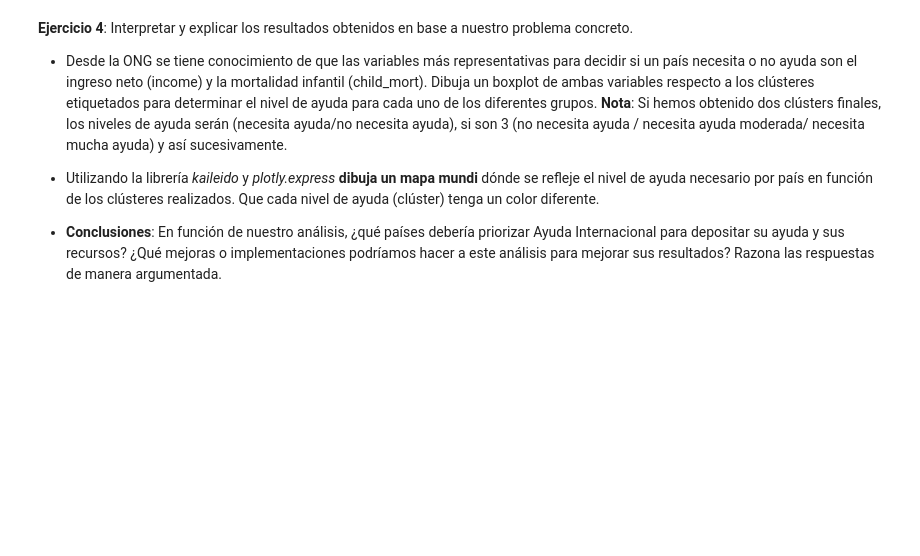
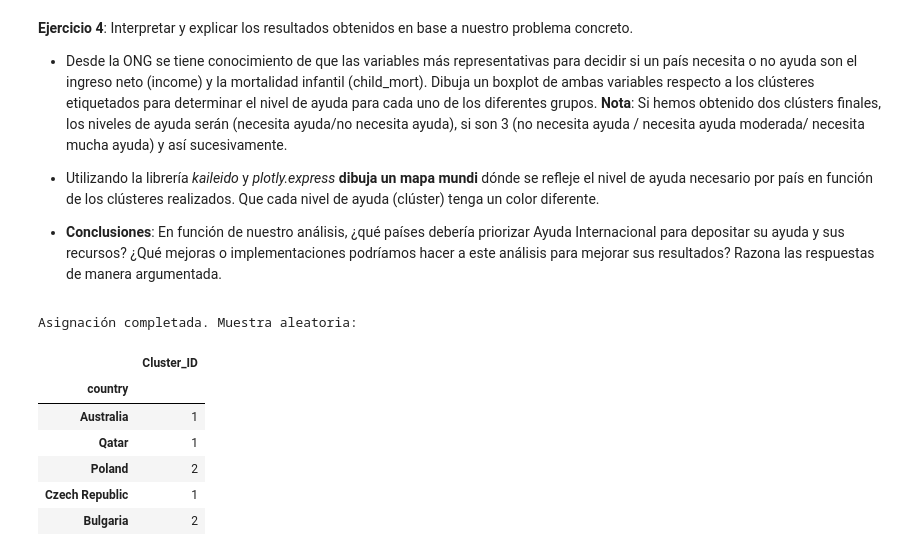
Before and after one commit to adrianizmi/Clasificaciones_Feedback2, a Jupyter notebook: Feedback_Clustering_Adrián_Izquierdo.ipynb, the cells around one changed output. Saved outputs shown, nothing was run; the diff lists cells and outputs as text; code cells hidden in the pictures; blank space fills up the shorter version.

```diff
--- a/Feedback_Clustering_Adrián_Izquierdo.ipynb
+++ b/Feedback_Clustering_Adrián_Izquierdo.ipynb
@@ -547,3 +549,51 @@ Estos no se han eliminado debido a que en el contexto del problema en el que nos
 
 
 *   **Conclusiones**: En función de nuestro análisis, ¿qué países debería priorizar Ayuda Internacional para depositar su ayuda y sus recursos? ¿Qué mejoras o implementaciones podríamos hacer a este análisis para mejorar sus resultados? Razona las respuestas de manera argumentada.
+# %%
+# Ya con el K óptimo escogido, entrenamos el modelo
+modelo = KMeans(n_clusters=4, init='k-means++', max_iter=1000, n_init=20, random_state=73)
+
+modelo.fit(df_scaled)
+
+# A continuación almacenamos los resultados en el Dataset
+df['Cluster_ID'] = modelo.labels_
+
+# También la asignamos al dataset ESCALADO (necesario para la gráfica 3D matemática)
+df_scaled_copy = df_scaled.copy()
+df_scaled_copy['Cluster_ID'] = modelo.labels_
+
+print("Asignación completada. Muestra aleatoria:")
+display(df[['Cluster_ID']].sample(5))
+
+# Para una mejor explicación y visualización vamos a mostrarlo en una gráfica
+df_graph = df_scaled_copy.reset_index()
+
+# Convertimos el Cluster_ID a texto (string) para que Plotly use colores distintos (categóricos) y no una escala degradada continua.
+df_graph['Cluster_ID'] = df_graph['Cluster_ID'].astype(str)
+
+# Ordenamos para que la leyenda salga bonita (0, 1, 2, 3)
+df_graph = df_graph.sort_values('Cluster_ID')
+
+fig = px.scatter_3d(df_graph,
+                    x='Health_Ind',
+                    y='Trade_Ind',
+                    z='Finance_Ind',
+                    color='Cluster_ID',
+                    hover_name='country',
+                    title='Agrupación Final de Países (4 Clústeres)',
+                    opacity=0.8,
+                    size_max=10,
+                    height=700,
+                    color_discrete_sequence=px.colors.qualitative.Bold)
+
+fig.update_traces(marker=dict(size=5))
+fig.show()
+# %% [output]
+Asignación completada. Muestra aleatoria:
+|  | Cluster_ID |
+| country |  |
+| Australia | 1 |
+| Qatar | 1 |
+| Poland | 2 |
+| Czech Republic | 1 |
+| Bulgaria | 2 |
```
Also changed, not shown: parts of 20 cells of this notebook.
